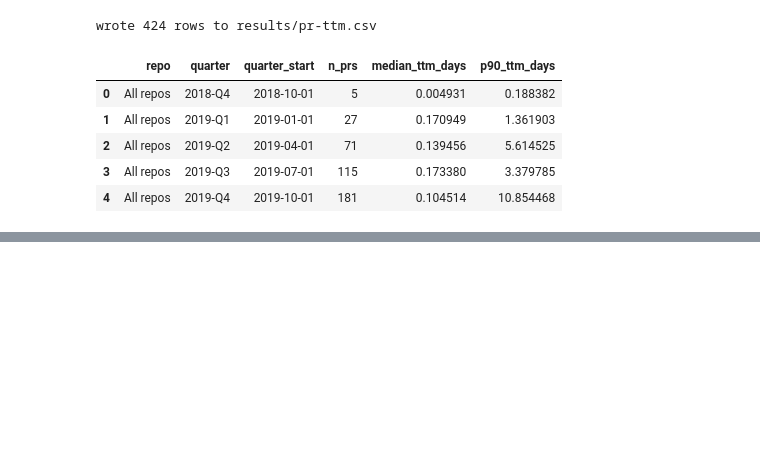
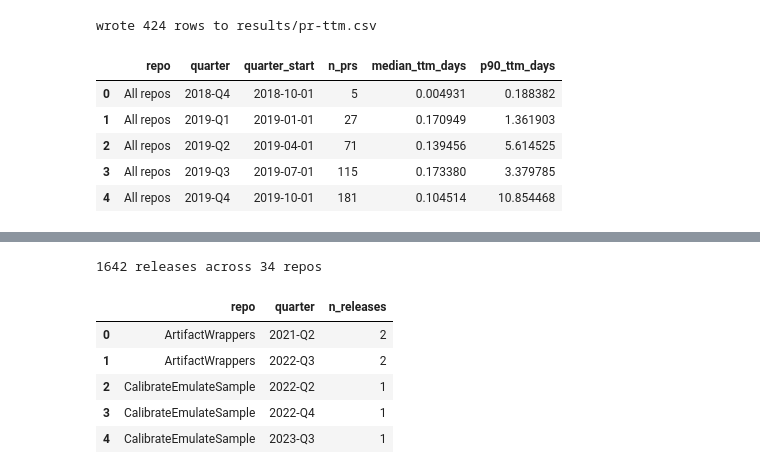
Before and after one commit to petebachant/clima-perf, a Jupyter notebook: .calkit/notebooks/executed/notebooks/analyze-dev-speed.ipynb, the cells around one changed output, grey strips where cells are left out. Saved outputs shown, nothing was run; the diff lists cells and outputs as text; code cells hidden in the pictures; blank space fills up the shorter version.

```diff
--- a/.calkit/notebooks/executed/notebooks/analyze-dev-speed.ipynb
+++ b/.calkit/notebooks/executed/notebooks/analyze-dev-speed.ipynb
@@ -181,2 +207,53 @@ wrote 424 rows to results/pr-ttm.csv
+# %%
+# fetch-github stores one release per line in
+# data/github/releases/<repo>.jsonl. We count non-draft releases by the
+# quarter they were published in, per repo and across the ecosystem.
+RELEASES_ROOT = DATA / "github" / "releases"
+
+rel_rows: list[dict] = []
+if RELEASES_ROOT.exists():
+    for f in sorted(RELEASES_ROOT.glob("*.jsonl")):
+        repo = camel(f.stem)
+        for line in f.read_text().splitlines():
+            if not line.strip():
+                continue
+            rel = json.loads(line)
+            if rel.get("draft"):
+                continue
+            published = rel.get("published_at") or rel.get("created_at")
+            if not published:
+                continue
+            quarter = quarter_of(parse_iso(published))
+            if quarter < MIN_QUARTER:
+                continue
+            rel_rows.append({"repo": repo, "quarter": quarter})
+
+releases_df = pd.DataFrame(rel_rows)
+
+if releases_df.empty:
+    rel_repo_q = pd.DataFrame(columns=["repo", "quarter", "n_releases"])
+    rel_all_q = pd.DataFrame(columns=["repo", "quarter", "n_releases"])
+else:
+    rel_repo_q = (
+        releases_df.groupby(["repo", "quarter"])
+        .size()
+        .reset_index(name="n_releases")
+    )
+    rel_all_q = (
+        releases_df.groupby("quarter").size().reset_index(name="n_releases")
+    )
+    rel_all_q.insert(0, "repo", "All repos")
+
+n_rel_repos = releases_df["repo"].nunique() if not releases_df.empty else 0
+print(f"{len(releases_df)} releases across {n_rel_repos} repos")
+rel_repo_q.head()
+# %% [output]
+1642 releases across 34 repos
+|  | repo | quarter | n_releases |
+| 0 | ArtifactWrappers | 2021-Q2 | 2 |
+| 1 | ArtifactWrappers | 2022-Q3 | 2 |
+| 2 | CalibrateEmulateSample | 2022-Q2 | 1 |
+| 3 | CalibrateEmulateSample | 2022-Q4 | 1 |
+| 4 | CalibrateEmulateSample | 2023-Q3 | 1 |
 # %%
 # Repos ordered by total merged-PR volume (busiest first) for a stable,
```
Also changed, not shown: parts of 5 cells of this notebook, 7 other files.
